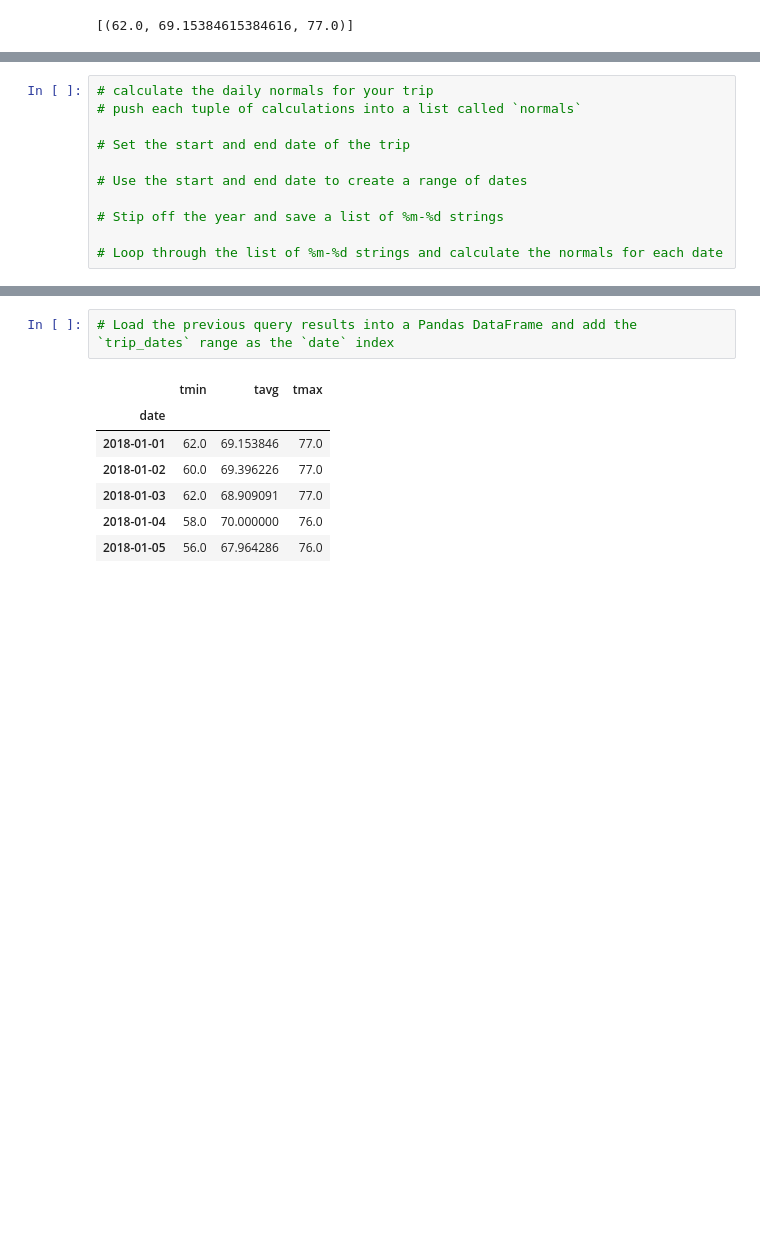
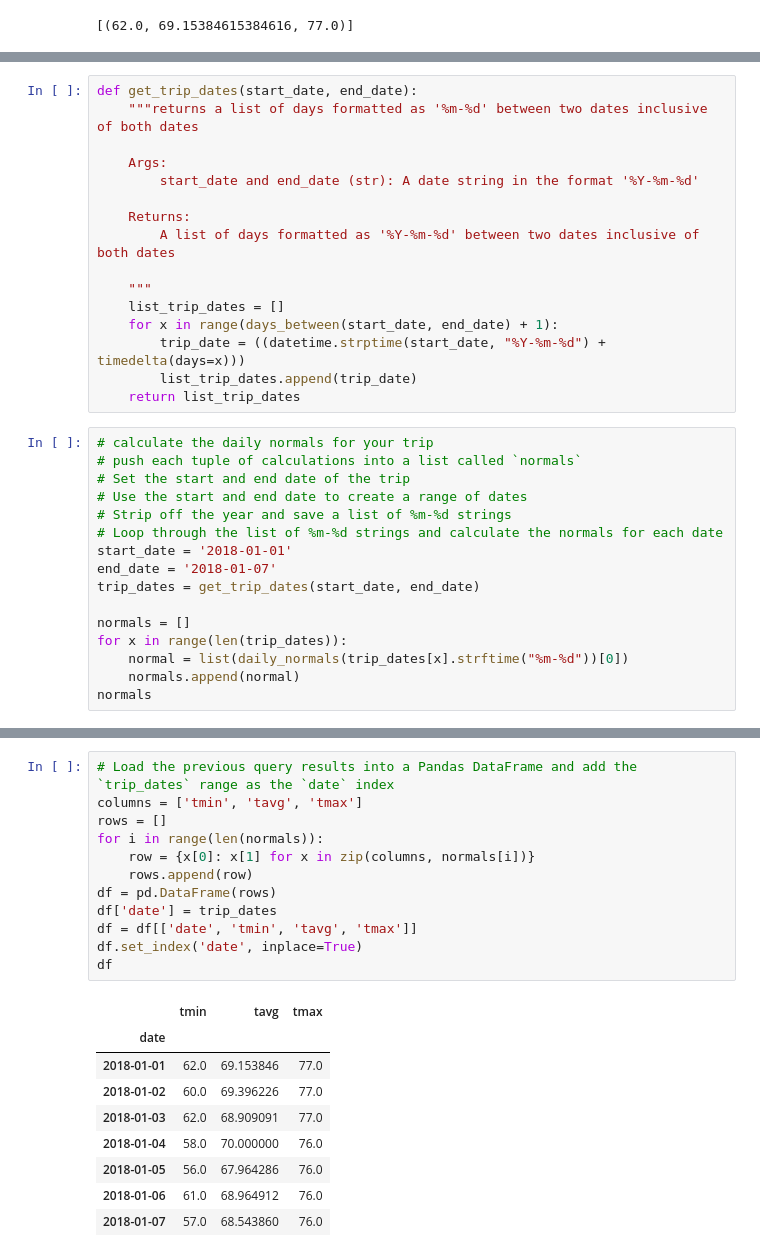
Before and after one commit to ddcruz/SQLAlchemy_challenge, a Jupyter notebook: climate.ipynb, the cells around one changed output, grey strips where cells are left out. Drawn from its saved outputs; the diff is of its cells as text; blank space fills up the shorter version.

```diff
--- a/climate.ipynb
+++ b/climate.ipynb
@@ -315,12 +333,33 @@ daily_normals("01-01")
+# %%
+def get_trip_dates(start_date, end_date):
+    """returns a list of days formatted as '%m-%d' between two dates inclusive of both dates
+
+    Args:
+        start_date and end_date (str): A date string in the format '%Y-%m-%d'
+
+    Returns:
+        A list of days formatted as '%Y-%m-%d' between two dates inclusive of both dates
+
+    """
+    list_trip_dates = []
+    for x in range(days_between(start_date, end_date) + 1):
+        trip_date = ((datetime.strptime(start_date, "%Y-%m-%d") + timedelta(days=x)))
+        list_trip_dates.append(trip_date)
+    return list_trip_dates
 # %%
 # calculate the daily normals for your trip
 # push each tuple of calculations into a list called `normals`
+# Set the start and end date of the trip
+# Use the start and end date to create a range of dates
+# Strip off the year and save a list of %m-%d strings
+# Loop through the list of %m-%d strings and calculate the normals for each date
+start_date = '2018-01-01'
+end_date = '2018-01-07'
+trip_dates = get_trip_dates(start_date, end_date)
 
-# Set the start and end date of the trip
-
-# Use the start and end date to create a range of dates
-
-# Stip off the year and save a list of %m-%d strings
-
-# Loop through the list of %m-%d strings and calculate the normals for each date
+normals = []
+for x in range(len(trip_dates)):
+    normal = list(daily_normals(trip_dates[x].strftime("%m-%d"))[0])
+    normals.append(normal)
+normals
 # %% [output]
@@ -334,12 +373,24 @@ daily_normals("01-01")
 # %%
 # Load the previous query results into a Pandas DataFrame and add the `trip_dates` range as the `date` index
+columns = ['tmin', 'tavg', 'tmax']
+rows = []
+for i in range(len(normals)):
+    row = {x[0]: x[1] for x in zip(columns, normals[i])}
+    rows.append(row)
+df = pd.DataFrame(rows)
+df['date'] = trip_dates
+df = df[['date', 'tmin', 'tavg', 'tmax']]
+df.set_index('date', inplace=True)
+df
 # %% [output]
 |  | tmin | tavg | tmax |
 | date |  |  |  |
 | 2018-01-01 | 62.0 | 69.153846 | 77.0 |
 | 2018-01-02 | 60.0 | 69.396226 | 77.0 |
 | 2018-01-03 | 62.0 | 68.909091 | 77.0 |
 | 2018-01-04 | 58.0 | 70.000000 | 76.0 |
 | 2018-01-05 | 56.0 | 67.964286 | 76.0 |
+| 2018-01-06 | 61.0 | 68.964912 | 76.0 |
+| 2018-01-07 | 57.0 | 68.543860 | 76.0 |
 # %%
 # Plot the daily normals as an area plot with `stacked=False`
```
Also changed, not shown: parts of 24 cells of this notebook.
